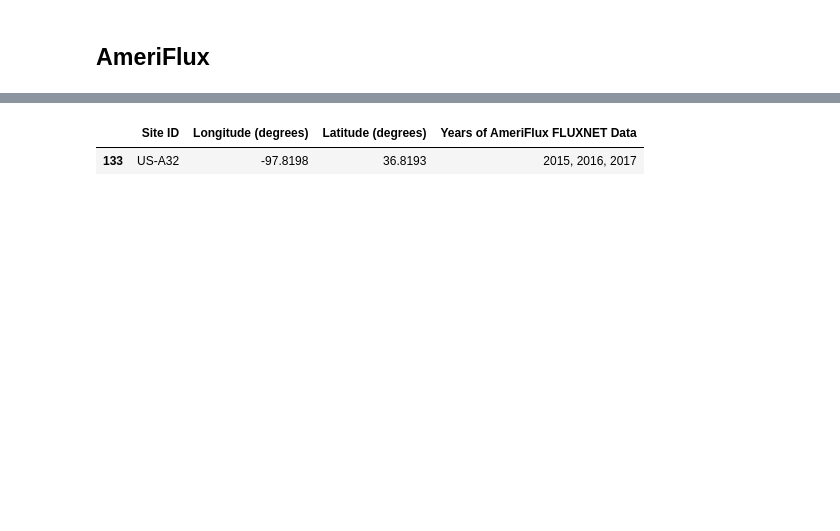
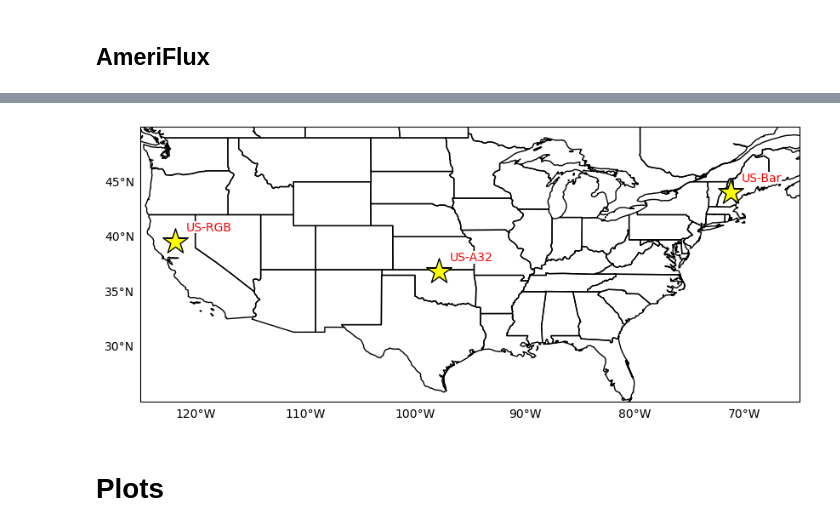
Before and after one commit to hannahzafar/FLUXNET-Model-comparison, a Jupyter notebook: comparison.ipynb, the cells around one changed output, grey strips where cells are left out. Saved outputs shown, nothing was run; the diff lists cells and outputs as text; code cells hidden in the pictures; blank space fills up the shorter version.

```diff
--- a/comparison.ipynb
+++ b/comparison.ipynb
@@ -65,8 +48,0 @@ fluxnet_simple
-# %%
-# Select one site
-site_ID =  'US-A32'
-site_sel_meta = fluxnet_simple.loc[fluxnet_simple['Site ID'] == site_ID]
-site_sel_meta
-# %% [output]
-|  | Site ID | Longitude (degrees) | Latitude (degrees) | Years of AmeriFlux FLUXNET Data |
-| 133 | US-A32 | -97.8198 | 36.8193 | 2015, 2016, 2017 |
@@ -92,0 +49,38 @@ fluxnet_sel_simple.index.names = ['time']
+# %%
+# Example sites of varying geography
+site_list = ['US-A32', 'US-Bar', 'US-RGB']
+# %%
+# Plot sites
+# subset CONUS
+min_lon, max_lon = -125, -65
+min_lat, max_lat = 25, 50
+
+fig, ax = plt.subplots(figsize=(10,6),subplot_kw= {'projection': proj});
+ax.set_extent([min_lon, max_lon, min_lat, max_lat], crs=proj);
+ax.add_feature(cfeature.STATES)
+
+for site_ID in site_list:
+    site_sel_meta = fluxnet_simple.loc[fluxnet_simple['Site ID'] == site_ID]
+    site_lat, site_lon = site_sel_meta['Latitude (degrees)'].values, site_sel_meta['Longitude (degrees)'].values
+
+    ax.scatter(site_lon,site_lat,
+           marker='*',
+           s=500,
+           color='yellow',
+           edgecolor='black', zorder=3)
+    ax.annotate(site_ID, (site_lon + 1,site_lat+1),
+                color='red',
+                bbox=dict(facecolor='white',edgecolor='None', pad=0.1,
+                         )
+
+               )
+
+
+# ax.legend(loc='lower left')
+gl = ax.gridlines(draw_labels=True,x_inline=False, y_inline=False,color = "None")
+gl.top_labels = False
+gl.right_labels = False
+# %% [output]
+[figure, added]
+# %% [markdown]
+# Plots
```
Also changed, not shown: parts of 22 cells of this notebook.
